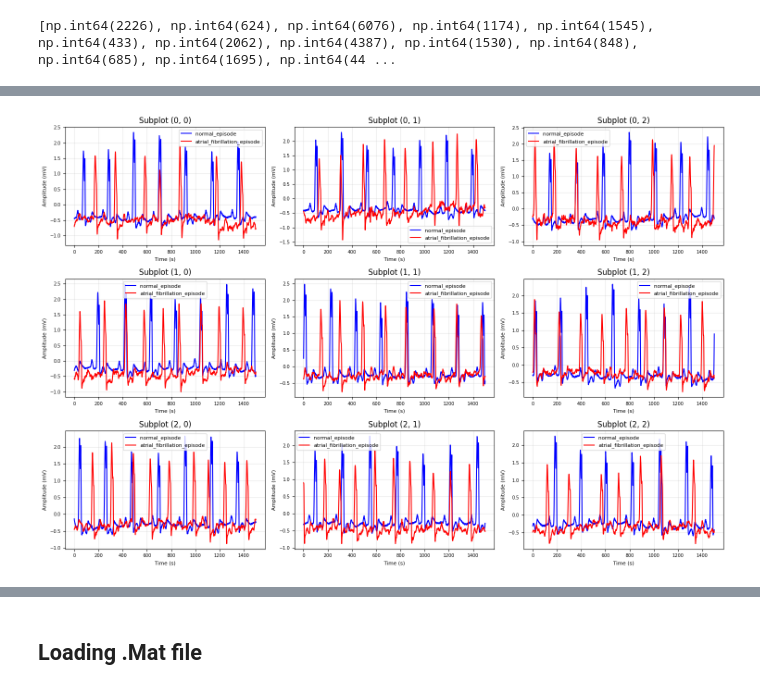
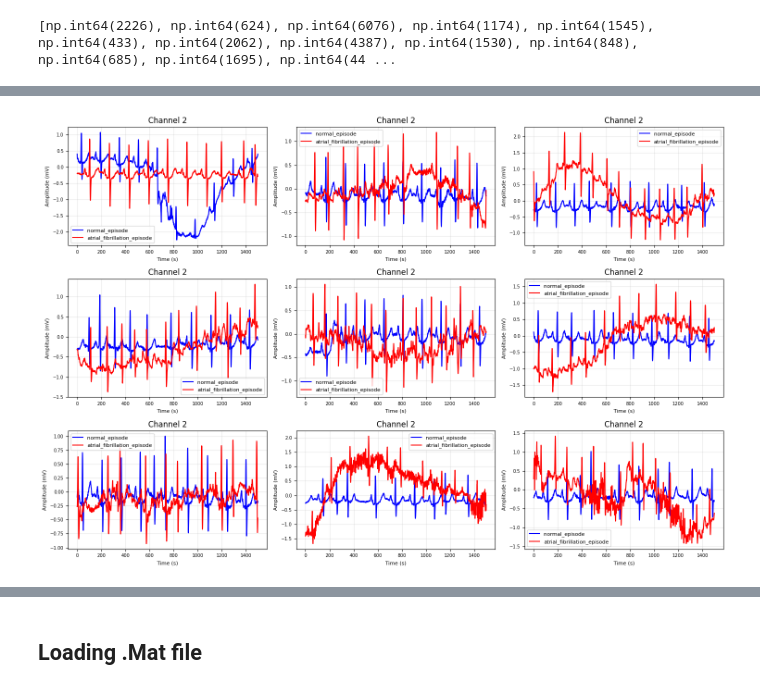
Before and after one commit to arafatshovon/deep_learning_course, a Jupyter notebook: data_reading.ipynb, the cells around one changed output, grey strips where cells are left out. Saved outputs shown, nothing was run; the diff lists cells and outputs as text; code cells hidden in the pictures.

```diff
--- a/data_reading.ipynb
+++ b/data_reading.ipynb
@@ -8,7 +9,8 @@ import matplotlib.pyplot as plt
 # from typing import List, Tuple
 # %%
 import os
-path = "/mnt/storage2/arafat_shovon/deep_learning_project/physionet.org/files/afdb/1.0.0/"
+# path = "/mnt/storage2/arafat_shovon/deep_learning_project/physionet.org/files/afdb/1.0.0/"
+path = "D:/notebook/Deep Learning Course/files/"
 # %%
 files = os.listdir(path)
 print(len(files))
@@ -135,12 +135,15 @@ def create_training_data(path:str, file_name:str, window:int, shift:int):
 
     return np.array(data), np.array(label)
 # %%
-index = 4
+index = 0
 record_name = os.path.join(path, files[index])
 print(record_name)
 ann = wfdb.rdann(record_name, 'atr')
 record = wfdb.rdrecord(record_name)
-for x, y in zip(ann.sample, ann.aux_note):
-    print(f"{y} : {int(x)} ")
+diff = ann.sample[1:] - ann.sample[:-1]
+diff = diff.tolist()
+diff.append(int(record.p_signal.shape[0] - ann.sample[-1]))
+for x, y, z in zip(ann.sample, ann.aux_note, diff):
+    print(f"{y} - {int(x)} : length : {z}")
 print(f"total length: {len(ann.sample)}")
 # %% [output]
@@ -164,4 +167,5 @@ total length: 166
 # %%
+window_time, shift_time = 15, 10
 def show_total_sample(record_name):
     ann = wfdb.rdann(record_name, 'atr')
     record = wfdb.rdrecord(record_name)
@@ -178,7 +182,7 @@ def show_total_sample(record_name):
         else:
             count_dict['AF'] += diff[index]
     print(count_dict)
-    print(f"expected Normal : {count_dict['N'] / 2500}")
-    print(f"expected AF : {count_dict['AF'] / 2500}")
+    print(f"expected Normal : {count_dict['N'] / (window_time*250)}")
+    print(f"expected AF : {count_dict['AF'] / (window_time*250)}")
 show_total_sample(record_name)
 # %% [output]
@@ -188,5 +192,6 @@ expected AF : 793.2604
 # %%
-x, y = create_training_data(path, files[index], 2500, 1250)
+
+x, y = create_training_data(path, files[index], window_time*250, shift_time*250)
 print(x.shape, y.shape)
 df = pd.DataFrame(y, columns=['label'])
 print(df.label.value_counts())
@@ -233,29 +216,0 @@ af = data[data['label'] == 1].iloc[:, :-1].values
-# %%
-
-# Create 3x3 subplot grid
-fig, axes = plt.subplots(3, 3, figsize=(15, 10))
-
-fig_index = 350
-length = 1500
-time_start = 500
-time_end = time_start + length if (time_start + length) < 2500 else 2500
-for i in range(3):
-    for j in range(3):
-        axes[i, j].plot(normal[fig_index, time_start:time_end], 'b-', label='normal_episode')
-        axes[i, j].plot(af[fig_index, time_start:time_end], 'r-', label='atrial_fibrillation_episode')
-        axes[i, j].set_title(f'Subplot ({i}, {j})')
-        axes[i, j].grid(True)
-
-        axes[i, j].set_xlabel('Time (s)', fontsize=8)
-        axes[i, j].set_ylabel('Amplitude (mV)', fontsize=8)
-        axes[i, j].grid(True, alpha=0.3)
-        axes[i, j].legend(fontsize=8)
-        axes[i, j].tick_params(labelsize=7)
-
-        fig_index += 1
-
-# Adjust spacing between subplots
-plt.tight_layout()
-plt.show()
-# %% [output]
-[figure, removed]
@@ -293,0 +222,28 @@ plt.show()
+# %%
+# Create 3x3 subplot grid
+fig, axes = plt.subplots(3, 3, figsize=(15, 10))
+
+fig_index = 200
+length = 1500
+time_start = 500
+time_end = time_start + length if (time_start + length) < 2500 else 2500
+for i in range(3):
+    for j in range(3):
+        axes[i, j].plot(normal[fig_index, time_start:time_end], 'b-', label='normal_episode')
+        axes[i, j].plot(af[fig_index, time_start:time_end], 'r-', label='atrial_fibrillation_episode')
+        axes[i, j].set_title(f'Channel 2')
+        axes[i, j].grid(True)
+
+        axes[i, j].set_xlabel('Time (s)', fontsize=8)
+        axes[i, j].set_ylabel('Amplitude (mV)', fontsize=8)
+        axes[i, j].grid(True, alpha=0.3)
+        axes[i, j].legend(fontsize=8)
+        axes[i, j].tick_params(labelsize=7)
+
+        fig_index += 1
+
+# Adjust spacing between subplots
+plt.tight_layout()
+plt.show()
+# %% [output]
+[figure, added]
```
Also changed, not shown: parts of 23 cells of this notebook.
